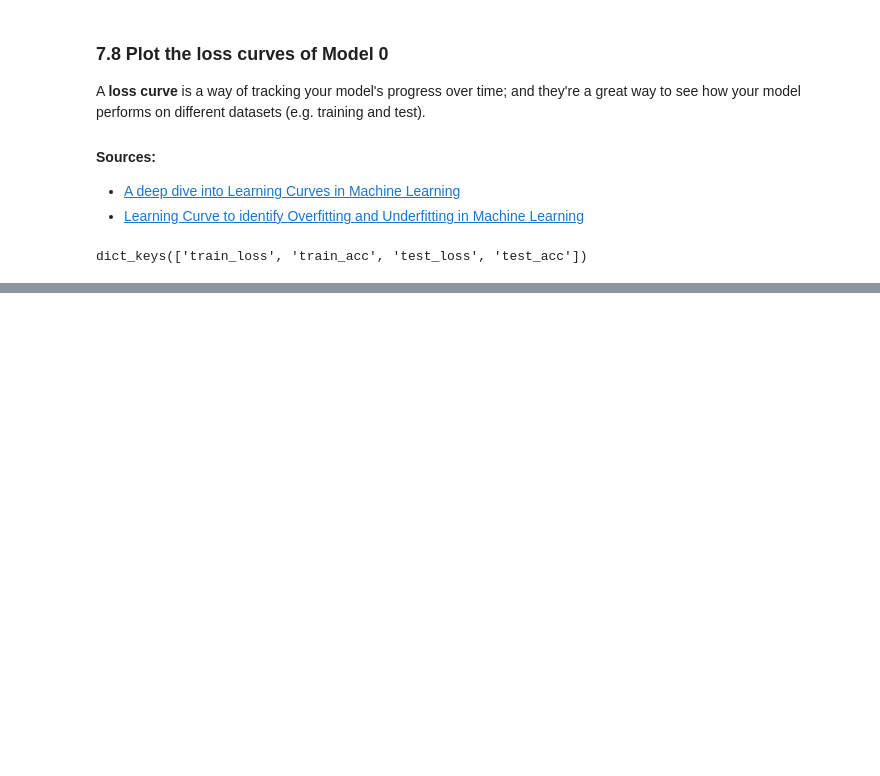
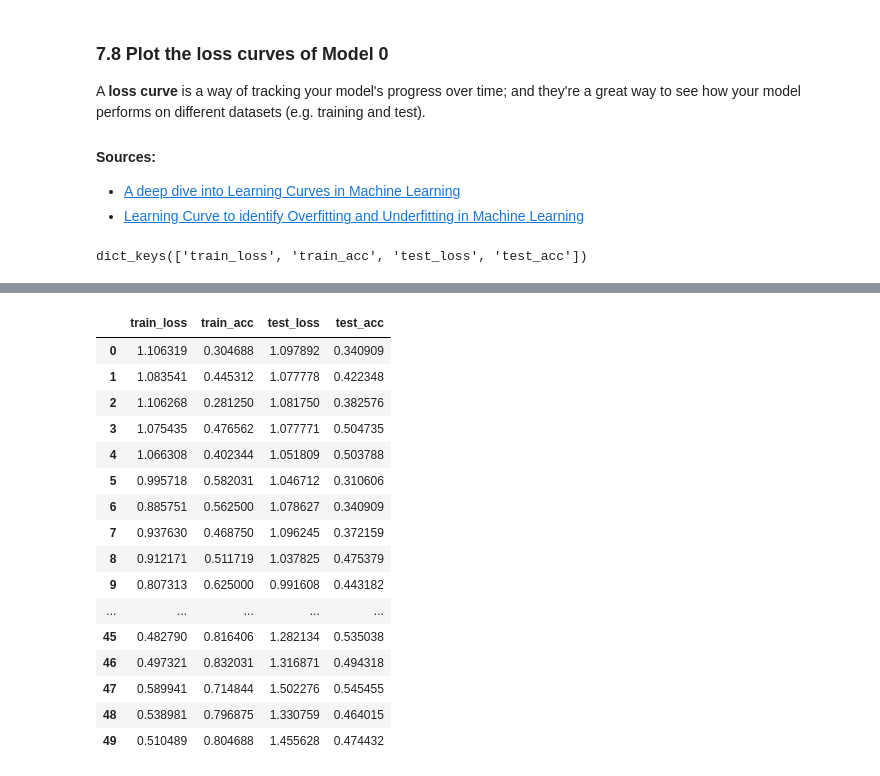
Before and after one commit to anupj/PyTorchForDeepLearningBootcamp, a Jupyter notebook: 04_pytorch_custom_datasets_video.ipynb, the cells around one changed output, grey strips where cells are left out. Saved outputs shown, nothing was run; the diff lists cells and outputs as text; code cells hidden in the pictures; blank space fills up the shorter version.

```diff
--- a/04_pytorch_custom_datasets_video.ipynb
+++ b/04_pytorch_custom_datasets_video.ipynb
@@ -1241,0 +1398,25 @@ plot_training_curves(model_0_results)
+# %%
+import pandas as pd
+
+# create dataframes
+model_0_df = pd.DataFrame(model_0_results)
+model_1_df = pd.DataFrame(model_1_results)
+model_0_df
+# %% [output]
+|  | train_loss | train_acc | test_loss | test_acc |
+| 0 | 1.106319 | 0.304688 | 1.097892 | 0.340909 |
+| 1 | 1.083541 | 0.445312 | 1.077778 | 0.422348 |
+| 2 | 1.106268 | 0.281250 | 1.081750 | 0.382576 |
+| 3 | 1.075435 | 0.476562 | 1.077771 | 0.504735 |
+| 4 | 1.066308 | 0.402344 | 1.051809 | 0.503788 |
+| 5 | 0.995718 | 0.582031 | 1.046712 | 0.310606 |
+| 6 | 0.885751 | 0.562500 | 1.078627 | 0.340909 |
+| 7 | 0.937630 | 0.468750 | 1.096245 | 0.372159 |
+| 8 | 0.912171 | 0.511719 | 1.037825 | 0.475379 |
+| 9 | 0.807313 | 0.625000 | 0.991608 | 0.443182 |
+| ... | ... | ... | ... | ... |
+| 45 | 0.482790 | 0.816406 | 1.282134 | 0.535038 |
+| 46 | 0.497321 | 0.832031 | 1.316871 | 0.494318 |
+| 47 | 0.589941 | 0.714844 | 1.502276 | 0.545455 |
+| 48 | 0.538981 | 0.796875 | 1.330759 | 0.464015 |
+| 49 | 0.510489 | 0.804688 | 1.455628 | 0.474432 |
```
Also changed, not shown: parts of 25 cells of this notebook.
